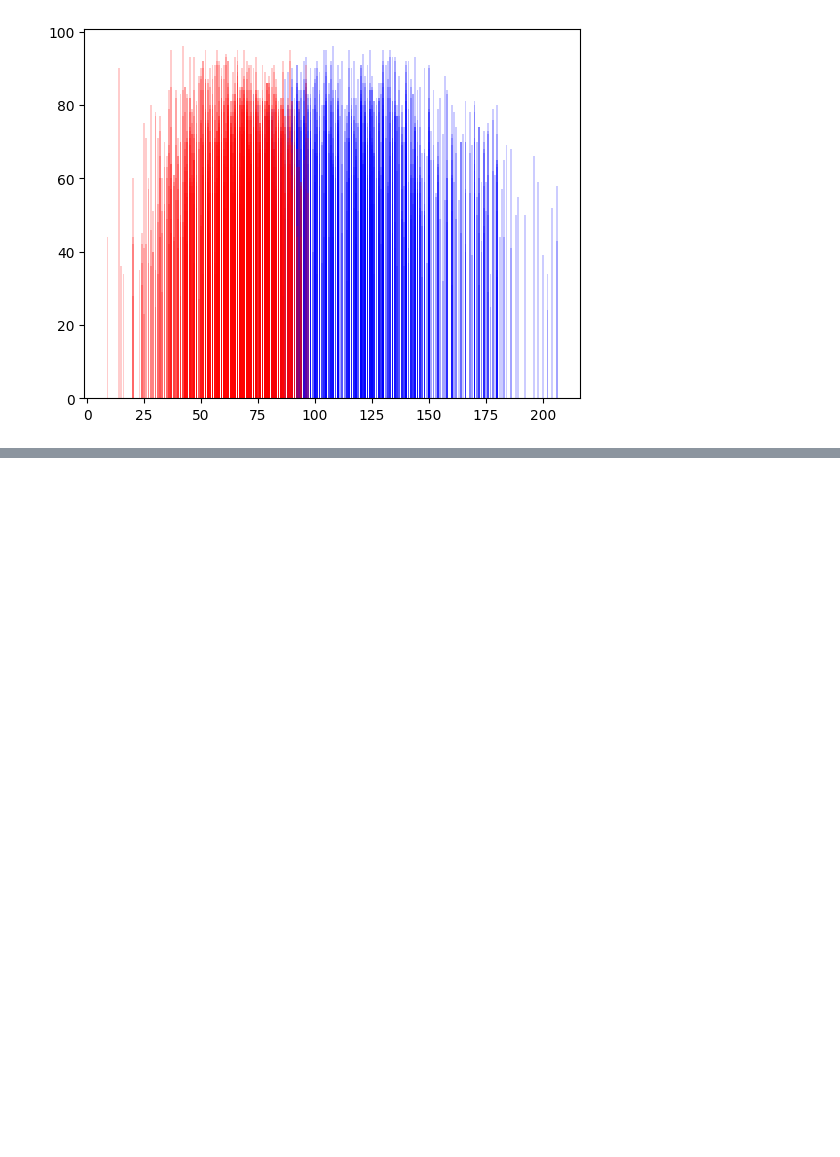
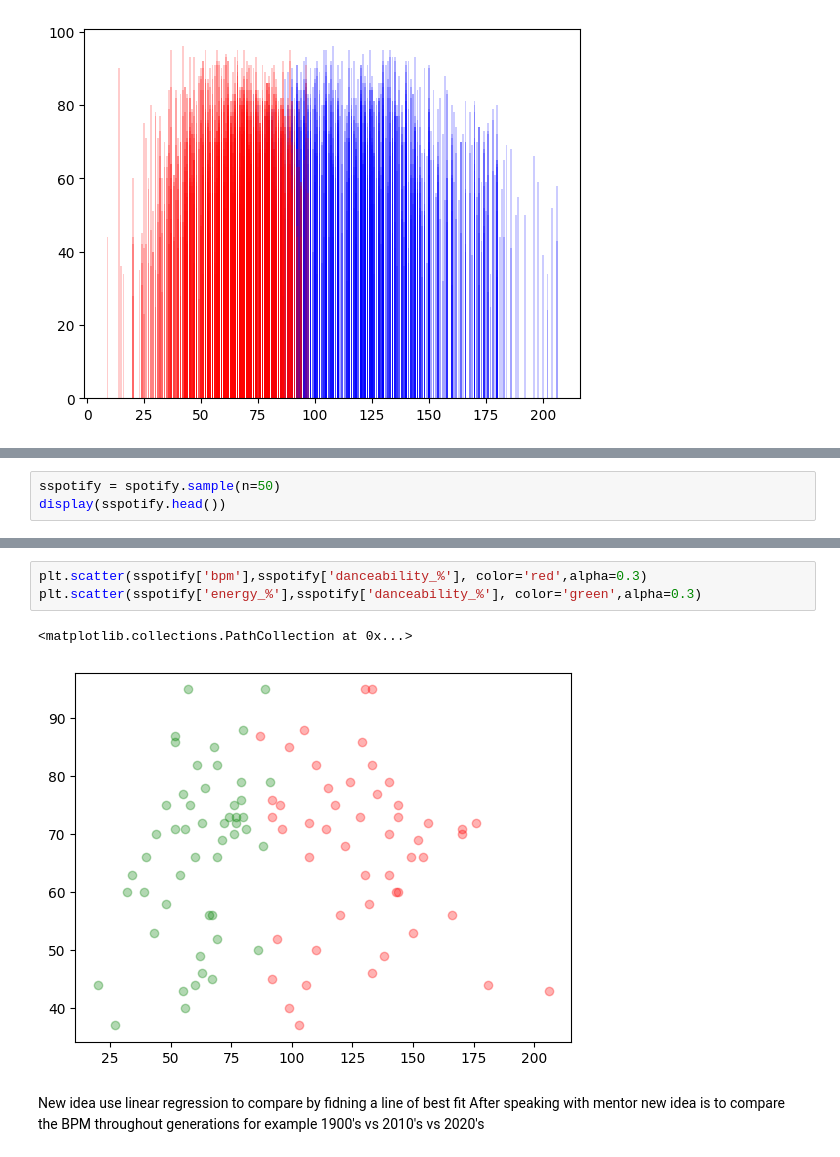
Before and after one commit to Molashhs/spotifyTCS, a Jupyter notebook: DSRP_Spotify_project.ipynb, the cells around one changed output, grey strips where cells are left out. Saved outputs shown, nothing was run; the diff lists cells and outputs as text; blank space fills up the shorter version.

```diff
--- a/DSRP_Spotify_project.ipynb
+++ b/DSRP_Spotify_project.ipynb
@@ -164,0 +175,3 @@ plt.bar(x2,y0,color='red',label="Chart2", alpha=0.2)
+# %%
+sspotify = spotify.sample(n=50)
+display(sspotify.head())
@@ -164,0 +186,9 @@ plt.bar(x2,y0,color='red',label="Chart2", alpha=0.2)
+# %%
+plt.scatter(sspotify['bpm'],sspotify['danceability_%'], color='red',alpha=0.3)
+plt.scatter(sspotify['energy_%'],sspotify['danceability_%'], color='green',alpha=0.3)
+# %% [output]
+<matplotlib.collections.PathCollection at 0x...>
+[figure, added]
+# %% [markdown]
+New idea use linear regression to compare by fidning a line of  best fit
+After speaking with mentor new idea is to compare the BPM throughout generations for example 1900's vs 2010's vs 2020's
```
Also changed, not shown: parts of 15 cells of this notebook.
